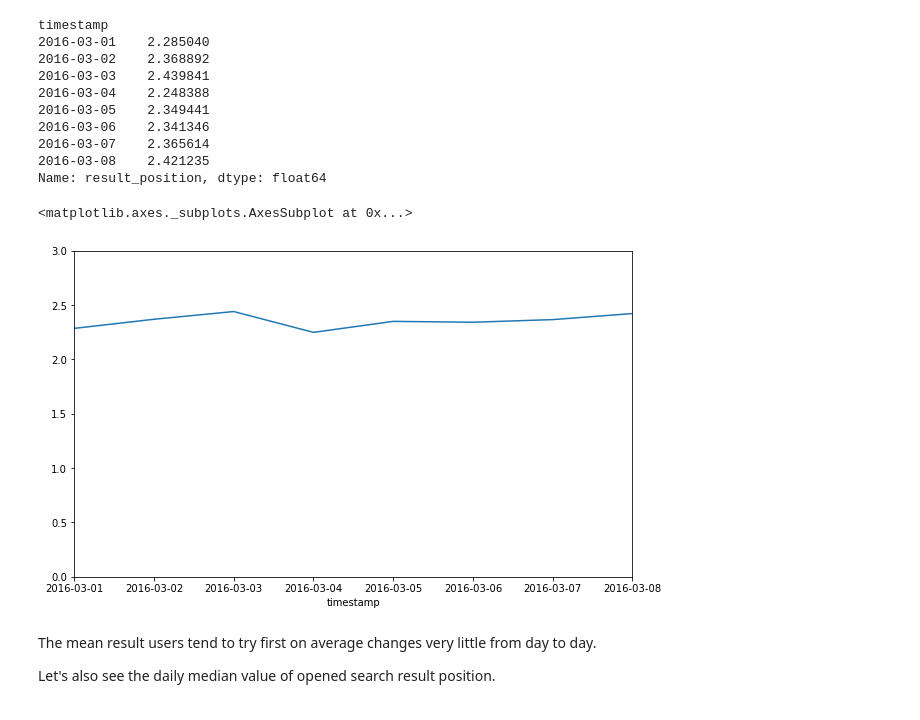
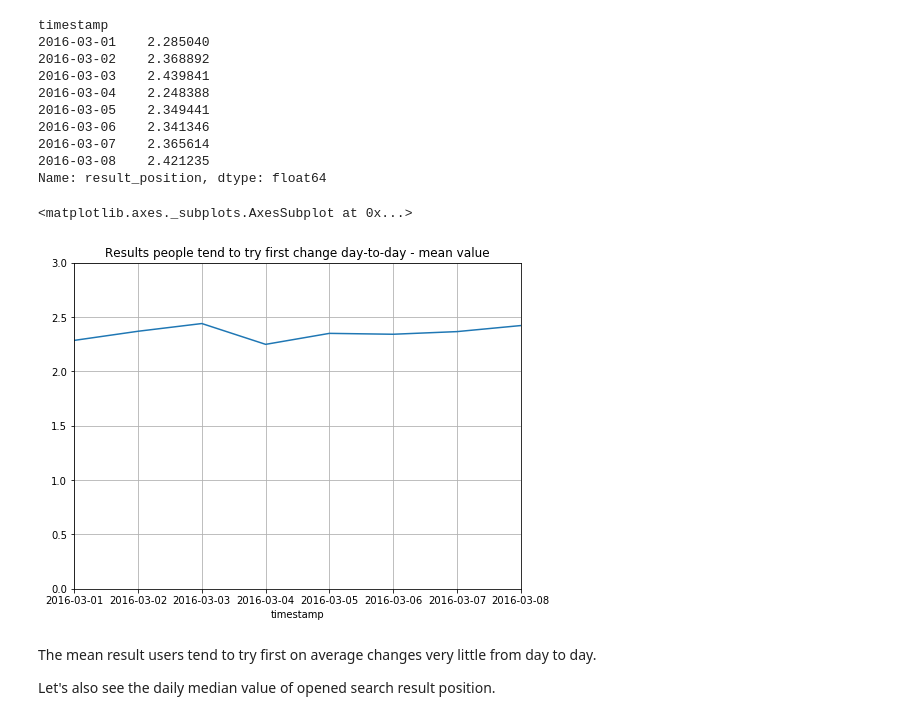
Before and after one commit to msznajder/wikipedia_users_activity_analysis, a Jupyter notebook: wikipedia_users_activity_analysis.ipynb, the cells around one changed output. Cells and saved outputs as stored; diff of their text form; code cells hidden in the pictures.

```diff
--- a/wikipedia_users_activity_analysis.ipynb
+++ b/wikipedia_users_activity_analysis.ipynb
@@ -604,10 +610,10 @@ timestamp
 2016-03-08    2.421235
 Name: result_position, dtype: float64
 # %%
-visit_page_grouped["result_position"].mean().plot(figsize=(10, 6), ylim=(0, 3.0))
+visit_page_grouped["result_position"].mean().plot(figsize=(8, 6), ylim=(0, 3.0), grid=True, title="Results people tend to try first change day-to-day - mean value")
 # %% [output]
 <matplotlib.axes._subplots.AxesSubplot at 0x...>
-[figure, old version]
+[figure, new version]
 # %% [markdown]
 The mean result users tend to try first on average changes very little from day to day.
 
```
Also changed, not shown: parts of 15 cells of this notebook.
